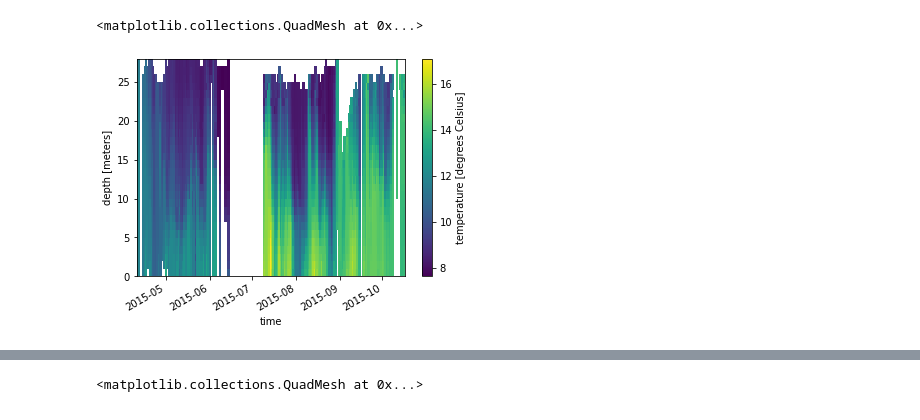
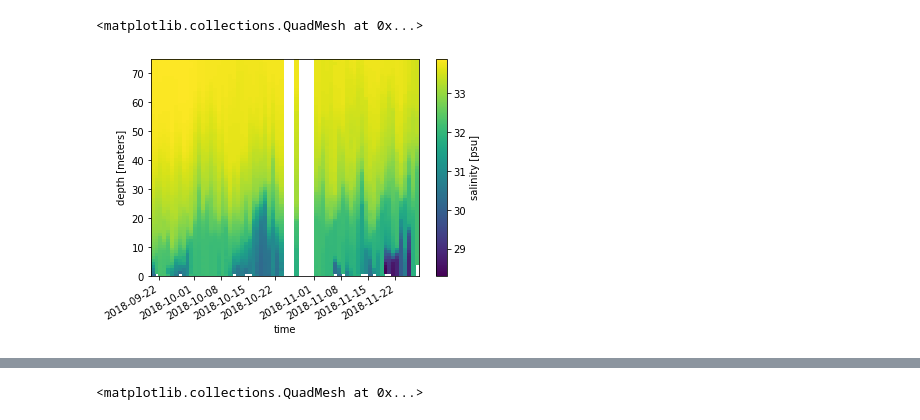
Before and after one commit to sccrosby/PythonOceanLessons, a Jupyter notebook: Lesson_CoastalUpwelling/01_CoastalUpwelling.ipynb, the cells around one changed output, grey strips where cells are left out. Saved outputs shown, nothing was run; the diff lists cells and outputs as text; code cells hidden in the pictures.

```diff
--- a/Lesson_CoastalUpwelling/01_CoastalUpwelling.ipynb
+++ b/Lesson_CoastalUpwelling/01_CoastalUpwelling.ipynb
@@ -19,3 +28,3 @@ import os
 # %%
-ncfile = 'Datasets/wa_nearshore_SummerFall_2015_ctd.nc'
+ncfile = '../Datasets/wa_shelf_fall_2018_ctd.nc'
 ds = xr.open_dataset(ncfile)
@@ -33,8 +61,8 @@ Data variables:
 # %%
-ds['temperature'].plot()
+ds['salinity'].plot()
 # %% [output]
 <matplotlib.collections.QuadMesh at 0x...>
-[figure, old version]
+[figure, new version]
 # %%
 # Now, relative to where your script is, create the path and name to the file your interested in.
 fname = 'LiveOceanModelPredictions/jdfStraitEntrance_hourly.nc'
```
Also changed, not shown: parts of 11 cells of this notebook, 4 other files.
